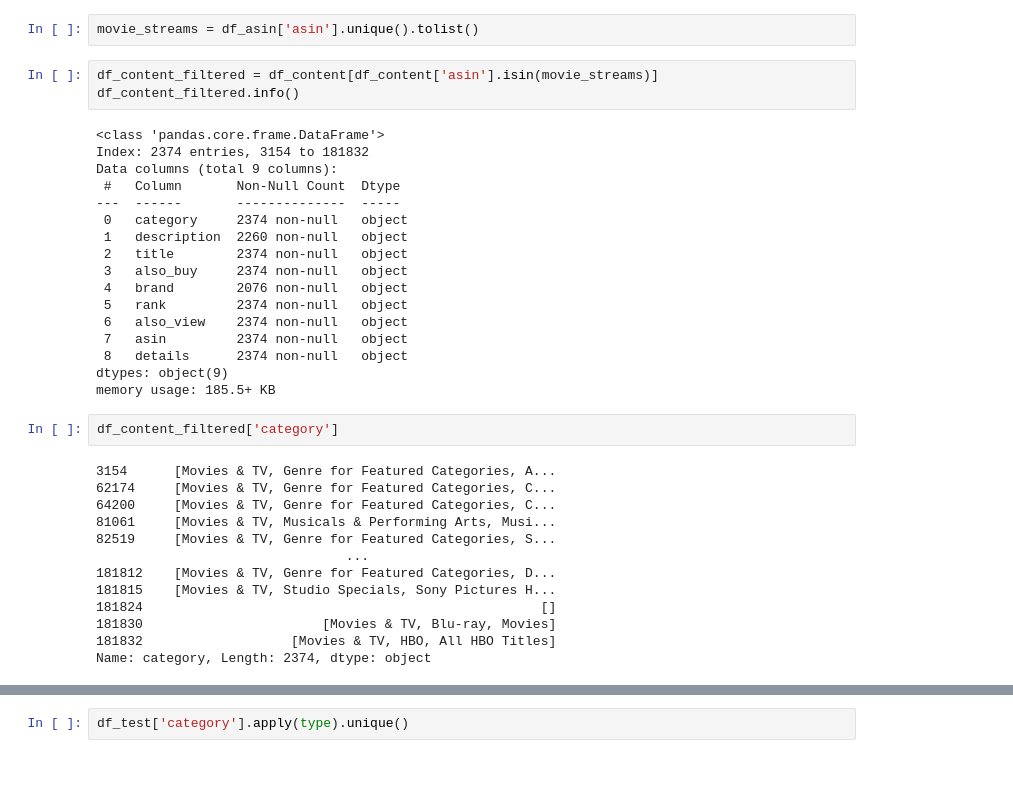
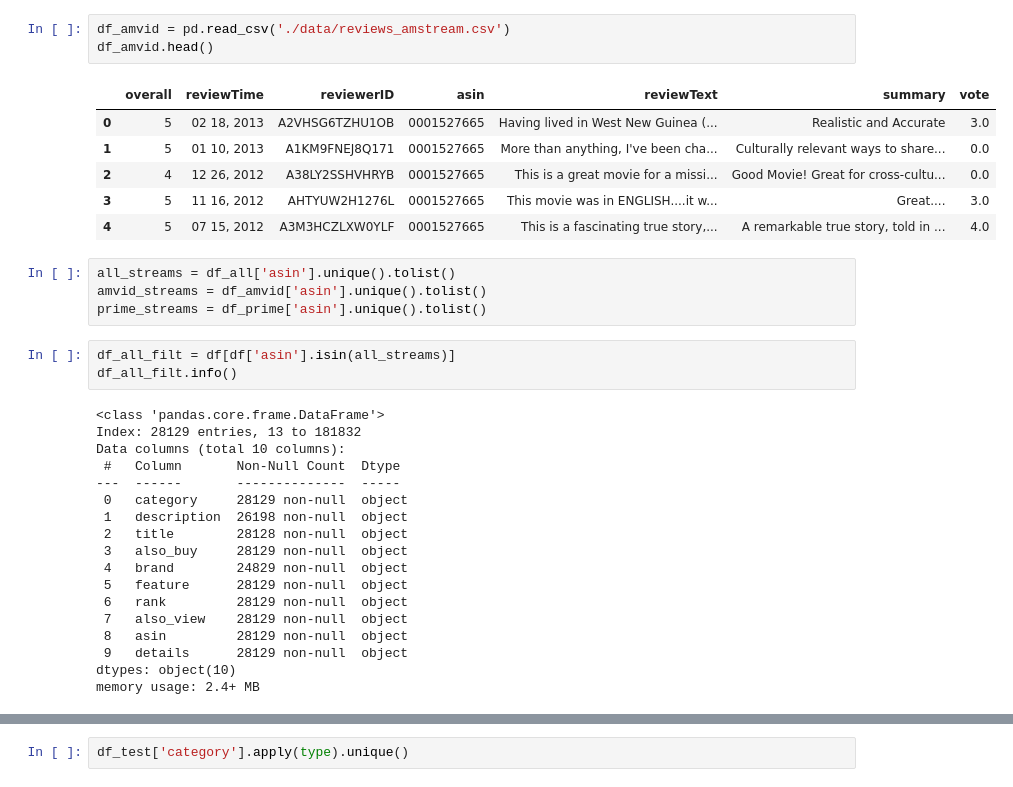
Before and after one commit to ImMaxRoss/film_finder, a Jupyter notebook: Jupyter_EDA/eda_content_pt2.ipynb, the cells around one changed output, grey strips where cells are left out. Cells and saved outputs as stored; diff of their text form.

Commit message:
finished playing around for the day re did my csv to pull a larger dataset including all streaming videos instead of just prime video. Going to compare results from both and go from there

```diff
--- a/Jupyter_EDA/eda_content_pt2.ipynb
+++ b/Jupyter_EDA/eda_content_pt2.ipynb
@@ -62,40 +53,38 @@ df_asin.head()
 | 2 | 5 | 04 3, 2017 | A1TSMQSMIREU02 | B00SU1DDVY | This movie was a great adventure ... | Five Stars | 0.0 |
 | 3 | 5 | 08 15, 2016 | A2K62IHNYD9CBR | B00SU1DDVY | Must have watched five times by now | Five Stars | 0.0 |
 | 4 | 5 | 05 27, 2016 | AOGNYFSGIZGT4 | B00SU1DDVY | Absolutely astounding and moving.... | and tactics of the free and bette... | 0.0 |
+# %%
+df_amvid = pd.read_csv('./data/reviews_amstream.csv')
+df_amvid.head()
+# %% [output]
+|  | overall | reviewTime | reviewerID | asin | reviewText | summary | vote |
+| 0 | 5 | 02 18, 2013 | A2VHSG6TZHU1OB | 0001527665 | Having lived in West New Guinea (... | Realistic and Accurate | 3.0 |
+| 1 | 5 | 01 10, 2013 | A1KM9FNEJ8Q171 | 0001527665 | More than anything, I've been cha... | Culturally relevant ways to share... | 0.0 |
+| 2 | 4 | 12 26, 2012 | A38LY2SSHVHRYB | 0001527665 | This is a great movie for a missi... | Good Movie! Great for cross-cultu... | 0.0 |
+| 3 | 5 | 11 16, 2012 | AHTYUW2H1276L | 0001527665 | This movie was in ENGLISH....it w... | Great.... | 3.0 |
+| 4 | 5 | 07 15, 2012 | A3M3HCZLXW0YLF | 0001527665 | This is a fascinating true story,... | A remarkable true story, told in ... | 4.0 |
 # %%
-movie_streams = df_asin['asin'].unique().tolist()
+all_streams = df_all['asin'].unique().tolist()
+amvid_streams = df_amvid['asin'].unique().tolist()
+prime_streams = df_prime['asin'].unique().tolist()
 # %%
-df_content_filtered = df_content[df_content['asin'].isin(movie_streams)]
-df_content_filtered.info()
+df_all_filt = df[df['asin'].isin(all_streams)]
+df_all_filt.info()
 # %% [output]
 <class 'pandas.core.frame.DataFrame'>
-Index: 2374 entries, 3154 to 181832
-Data columns (total 9 columns):
+Index: 28129 entries, 13 to 181832
+Data columns (total 10 columns):
  #   Column       Non-Null Count  Dtype
 ---  ------       --------------  -----
- 0   category     2374 non-null   object
- 1   description  2260 non-null   object
- 2   title        2374 non-null   object
- 3   also_buy     2374 non-null   object
- 4   brand        2076 non-null   object
- 5   rank         2374 non-null   object
- 6   also_view    2374 non-null   object
- 7   asin         2374 non-null   object
- 8   details      2374 non-null   object
-dtypes: object(9)
-memory usage: 185.5+ KB
+ 0   category     28129 non-null  object
+ 1   description  26198 non-null  object
+ 2   title        28128 non-null  object
+ 3   also_buy     28129 non-null  object
+ 4   brand        24829 non-null  object
+ 5   feature      28129 non-null  object
+ 6   rank         28129 non-null  object
+ 7   also_view    28129 non-null  object
+ 8   asin         28129 non-null  object
+ 9   details      28129 non-null  object
+dtypes: object(10)
+memory usage: 2.4+ MB
-# %%
-df_content_filtered['category']
-# %% [output]
-3154      [Movies & TV, Genre for Featured Categories, A...
-62174     [Movies & TV, Genre for Featured Categories, C...
-64200     [Movies & TV, Genre for Featured Categories, C...
-81061     [Movies & TV, Musicals & Performing Arts, Musi...
-82519     [Movies & TV, Genre for Featured Categories, S...
-                                ...
-181812    [Movies & TV, Genre for Featured Categories, D...
-181815    [Movies & TV, Studio Specials, Sony Pictures H...
-181824                                                   []
-181830                       [Movies & TV, Blu-ray, Movies]
-181832                   [Movies & TV, HBO, All HBO Titles]
-Name: category, Length: 2374, dtype: object
```
Also changed, not shown: parts of 13 cells of this notebook, 3 other files.
